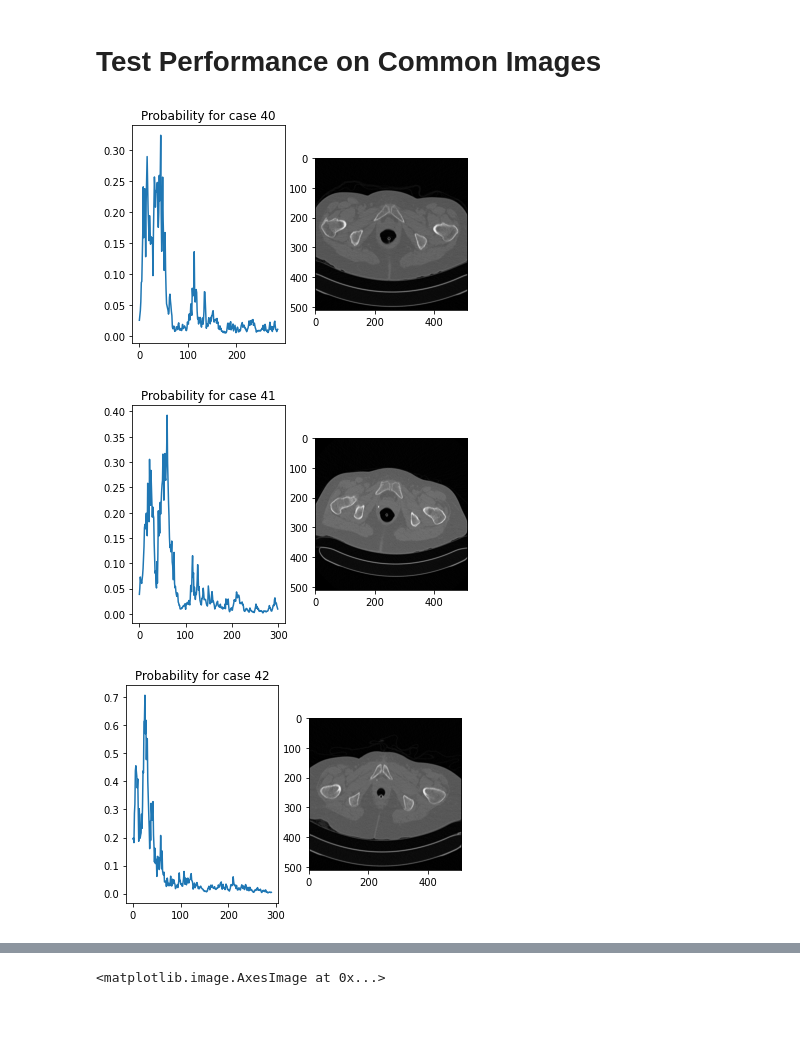
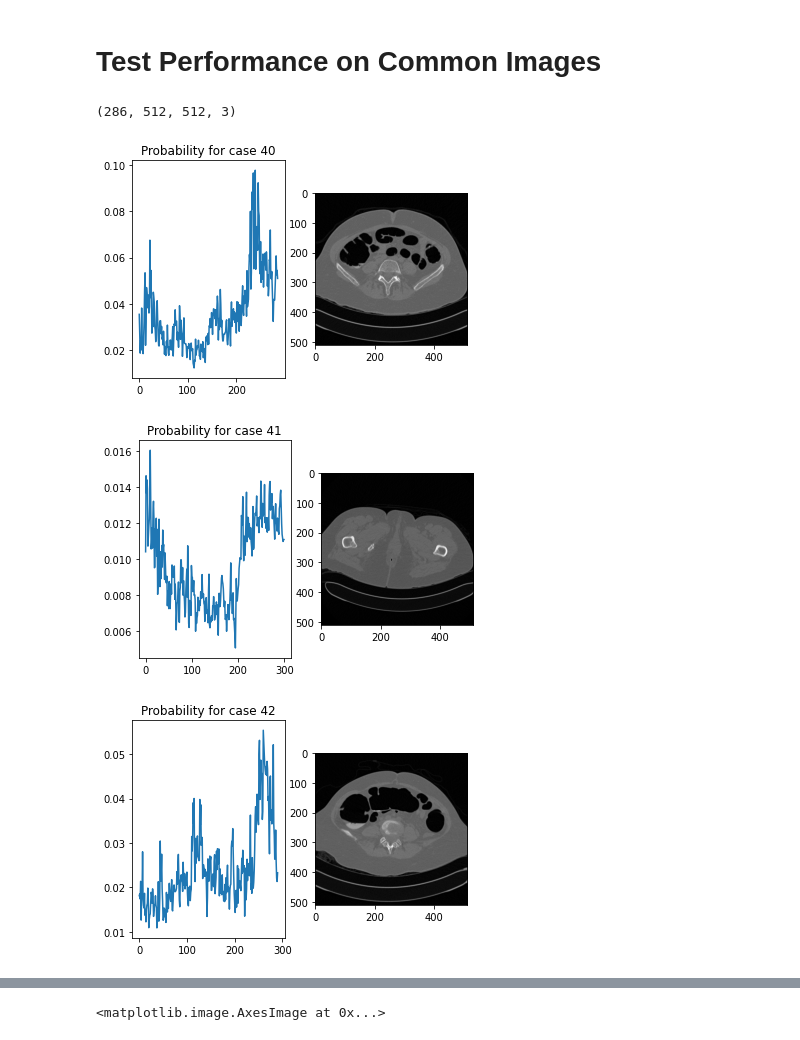
Before and after one commit to KenzaB27/segmentation-of-pelvic-bone, a Jupyter notebook: src/vgg.ipynb, the cells around one changed output, grey strips where cells are left out. Cells and saved outputs as stored; diff of their text form; code cells hidden in the pictures.

```diff
--- a/src/vgg.ipynb
+++ b/src/vgg.ipynb
@@ -92,0 +96,6 @@ data_augmentation = tfk.Sequential([
+# %%
+X = data.X_flat_train.reshape(data.X_train.shape)
+print('Min: %.3f, Max: %.3f' % (X.min(), X.max()))
+X_3c = np.array(
+            [np.repeat(x[None, ...], 3, axis=0).T for x in X])
+print('Min: %.3f, Max: %.3f' % (X_3c.min(), X_3c.max()))
@@ -92,0 +105,2 @@ data_augmentation = tfk.Sequential([
+# %%
+X_train, y_train, X_val, y_val = data.X_train_3C, data.y_train, data.X_val_3C, data.y_val
@@ -188,20 +187,30 @@ plt.show()
 # %% [markdown]
 # Test Performance on Common Images
+# %%
+cmn_img.shape
+# %% [output]
+(286, 512, 512, 3)
 # %%
 %%time
-for id, cmn_img in data.cmn_img_3c.items():
-  y_pred = model.predict(cmn_img)
+for id, cmn_img in data.cmn_img.items():
+  X = np.clip(cmn_img, -125, 275)
+  X_flat = np.array([x.flatten() for x in X])
+  X_flat = data.scaler.transform(X_flat)
+  X = X_flat.reshape(X.shape)
+  X = np.array(
+            [np.repeat(x[None, ...], 3, axis=0).T for x in X])
+  y_pred = model.predict(X)
   argmax = np.argmax(y_pred)
   plt.figure()
 
   plt.subplot(121)
   plt.plot(y_pred)
   plt.title(f"Probability for case {id}")
 
   plt.subplot(122)
   plt.imshow(data.cmn_img[id][argmax], cmap="gray")
   plt.show()
 # %% [output]
-[figure, old version]
+[figure, new version]
-[figure, old version]
+[figure, new version]
-[figure, old version]
+[figure, new version]
```
Also changed, not shown: parts of 17 cells of this notebook.
